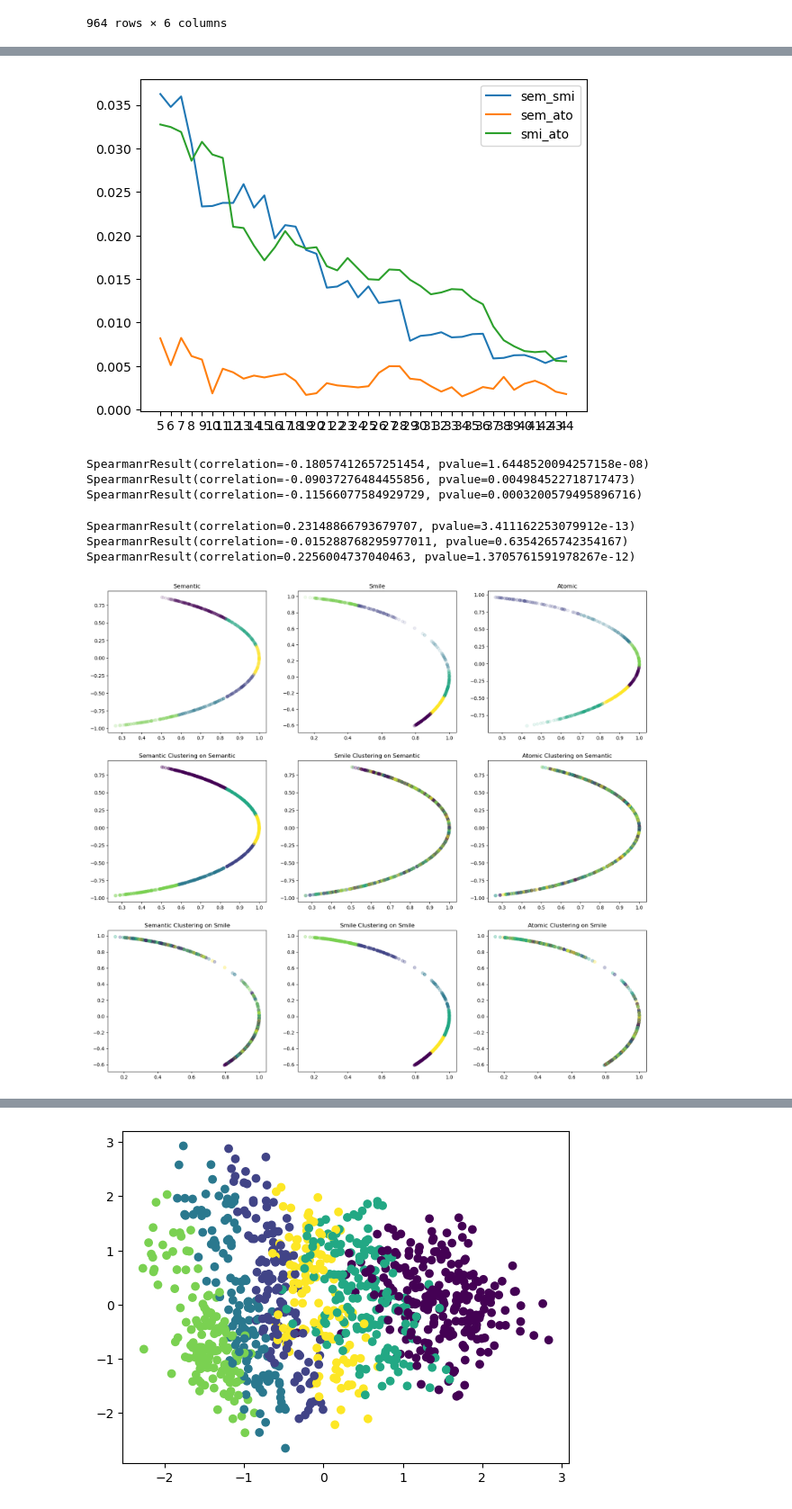
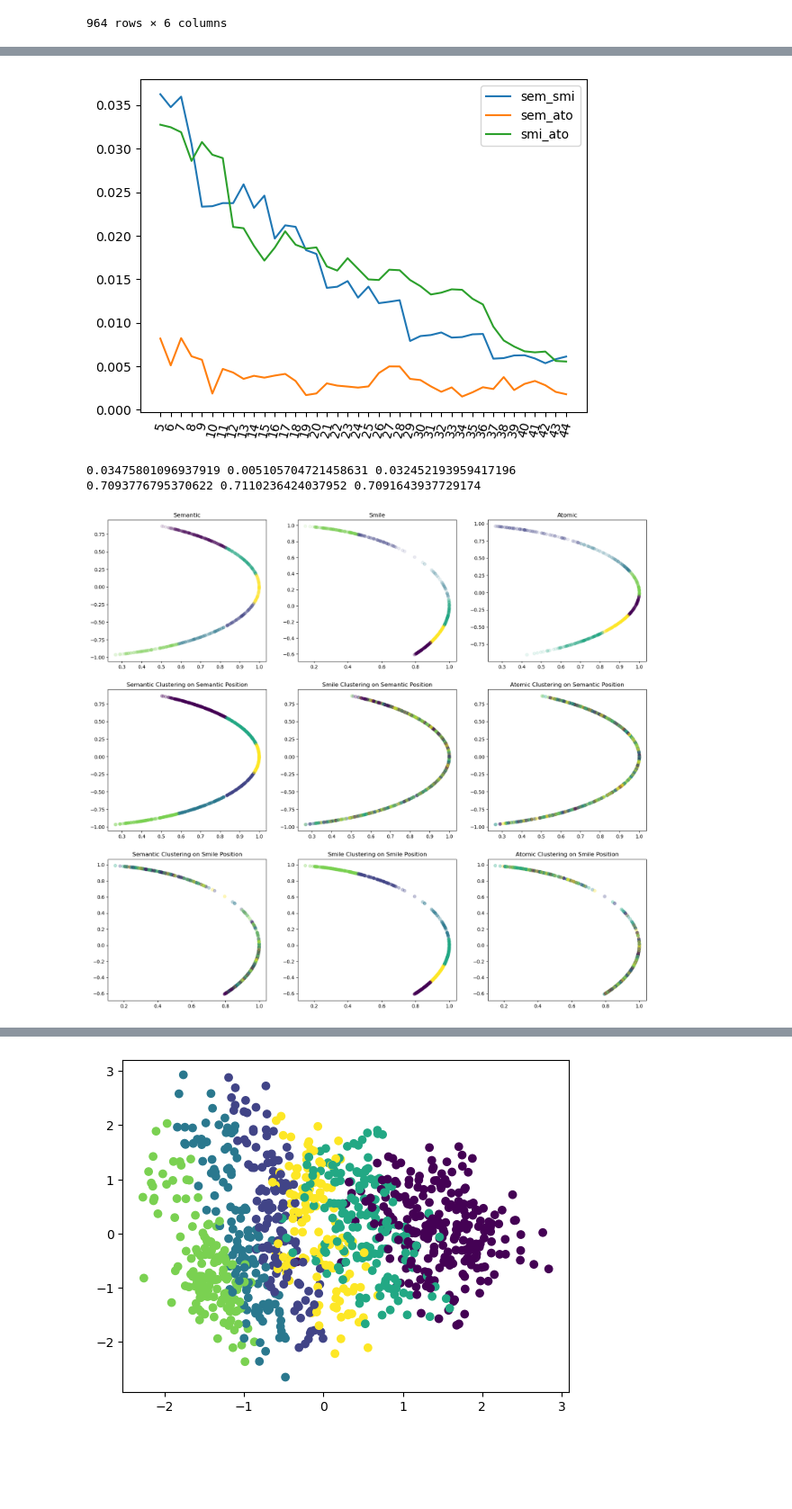
Before and after one commit to LyuZejian/CrystalEmbedding, a Jupyter notebook: Cluster_analysis.ipynb, the cells around one changed output, grey strips where cells are left out. Shown at 90% size. Drawn from its saved outputs; the diff is of its cells as text; code cells hidden in the pictures; blank space fills up the shorter version.

```diff
--- a/Cluster_analysis.ipynb
+++ b/Cluster_analysis.ipynb
@@ -114,50 +168,42 @@ df_add
 # %%
 sem_smi = []
 sem_ato = []
 smi_ato = []
 
+spect_decomp = spect_decomp_r_n
+
 for i in range(5, 45):
-    sem_label = spect_clustering(df_sem, number=i)
-    smi_label = spect_clustering(df_smi, number=i)
-    ato_label = spect_clustering(df_ato, number=i)
+    sem_label = spect_clustering(df_sem, spect_decomp, number=i)
+    smi_label = spect_clustering(df_smi, spect_decomp, number=i)
+    ato_label = spect_clustering(df_ato, spect_decomp, number=i)
 
     sem_smi.append(adjusted_rand_score(sem_label, smi_label))
     sem_ato.append(adjusted_rand_score(sem_label, ato_label))
     smi_ato.append(adjusted_rand_score(smi_label, ato_label))
 plt.plot(range(5, 45), sem_smi, label="sem_smi")
 plt.plot(range(5, 45), sem_ato, label="sem_ato")
 plt.plot(range(5, 45), smi_ato, label="smi_ato")
-plt.xticks(range(5, 45))
+plt.xticks(range(5, 45), rotation=75)
 plt.legend()
 plt.show()
-
-#outlier, cluster size of three clustering
 # %% [output]
-[figure, old version]
+[figure, new version]
-# %%
-sem_decomp = spect_decomp_no_norm(df_sem)
-smi_decomp = spect_decomp_no_norm(df_smi)
-ato_decomp = spect_decomp_no_norm(df_ato)
-
-print(spearmanr(sem_decomp[:, 1], smi_decomp[:, 1]))
-print(spearmanr(sem_decomp[:, 1], ato_decomp[:, 1]))
-print(spearmanr(smi_decomp[:, 1], ato_decomp[:, 1]))
-# %% [output]
-SpearmanrResult(correlation=-0.18057412657251454, pvalue=1.6448520094257158e-08)
-SpearmanrResult(correlation=-0.09037276484455856, pvalue=0.004984522718717473)
-SpearmanrResult(correlation=-0.11566077584929729, pvalue=0.0003200579495896716)
-# %%
-print(spearmanr(sem_decomp[:, 0], smi_decomp[:, 0]))
-print(spearmanr(sem_decomp[:, 0], ato_decomp[:, 0]))
-print(spearmanr(smi_decomp[:, 0], ato_decomp[:, 0]))
-# %% [output]
-SpearmanrResult(correlation=0.23148866793679707, pvalue=3.411162253079912e-13)
-SpearmanrResult(correlation=-0.015288768295977011, pvalue=0.6354265742354167)
-SpearmanrResult(correlation=0.2256004737040463, pvalue=1.3705761591978267e-12)
 # %%
-sem_label = spect_clustering(df_sem, number=6)
-smi_label = spect_clustering(df_smi, number=6)
-ato_label = spect_clustering(df_ato, number=6)
+spect_decomp = spect_decomp_r_n
+
+sem_decomp = spect_decomp(df_sem)
+smi_decomp = spect_decomp(df_smi)
+ato_decomp = spect_decomp(df_ato)
+
+sem_label = spect_clustering(df_sem, spect_decomp, number=6)
+smi_label = spect_clustering(df_smi, spect_decomp, number=6)
+ato_label = spect_clustering(df_ato, spect_decomp, number=6)
+
+print(adjusted_rand_score(sem_label, smi_label), adjusted_rand_score(sem_label, ato_label),
+      adjusted_rand_score(smi_label, ato_label))
+
+print(rand_score(sem_label, smi_label), rand_score(sem_label, ato_label),
+      rand_score(smi_label, ato_label))
 
 fig, axes = plt.subplots(3, 3, figsize=(20, 18))
 axes[0, 0].set_title('Semantic')
@@ -167,21 +213,21 @@ axes[0, 1].scatter(smi_decomp[:, 0], smi_decomp[:, 1], c=smi_label, alpha=0.1)
 axes[0, 2].set_title('Atomic')
 axes[0, 2].scatter(ato_decomp[:, 0], ato_decomp[:, 1], c=ato_label, alpha=0.1)
 
-axes[1, 0].set_title('Semantic Clustering on Semantic')
+axes[1, 0].set_title('Semantic Clustering on Semantic Position')
 axes[1, 0].scatter(sem_decomp[:, 0], sem_decomp[:, 1], c=sem_label, alpha=0.3)
-axes[1, 1].set_title('Smile Clustering on Semantic')
+axes[1, 1].set_title('Smile Clustering on Semantic Position')
 axes[1, 1].scatter(sem_decomp[:, 0], sem_decomp[:, 1], c=smi_label, alpha=0.3)
-axes[1, 2].set_title('Atomic Clustering on Semantic')
+axes[1, 2].set_title('Atomic Clustering on Semantic Position')
 axes[1, 2].scatter(sem_decomp[:, 0], sem_decomp[:, 1], c=ato_label, alpha=0.3)
 
-axes[2, 0].set_title('Semantic Clustering on Smile')
+axes[2, 0].set_title('Semantic Clustering on Smile Position')
 axes[2, 0].scatter(smi_decomp[:, 0], smi_decomp[:, 1], c=sem_label, alpha=0.3)
-axes[2, 1].set_title('Smile Clustering on Smile')
+axes[2, 1].set_title('Smile Clustering on Smile Position')
 axes[2, 1].scatter(smi_decomp[:, 0], smi_decomp[:, 1], c=smi_label, alpha=0.3)
-axes[2, 2].set_title('Atomic Clustering on Smile')
+axes[2, 2].set_title('Atomic Clustering on Smile Position')
 axes[2, 2].scatter(smi_decomp[:, 0], smi_decomp[:, 1], c=ato_label, alpha=0.3)
 plt.show()
-# no normalization & clustering
-# absolute value & clustering
 # %% [output]
+0.03475801096937919 0.005105704721458631 0.032452193959417196
+0.7093776795370622 0.7110236424037952 0.7091643937729174
-[figure, old version]
+[figure, new version]
```
Also changed, not shown: parts of 19 cells of this notebook.
